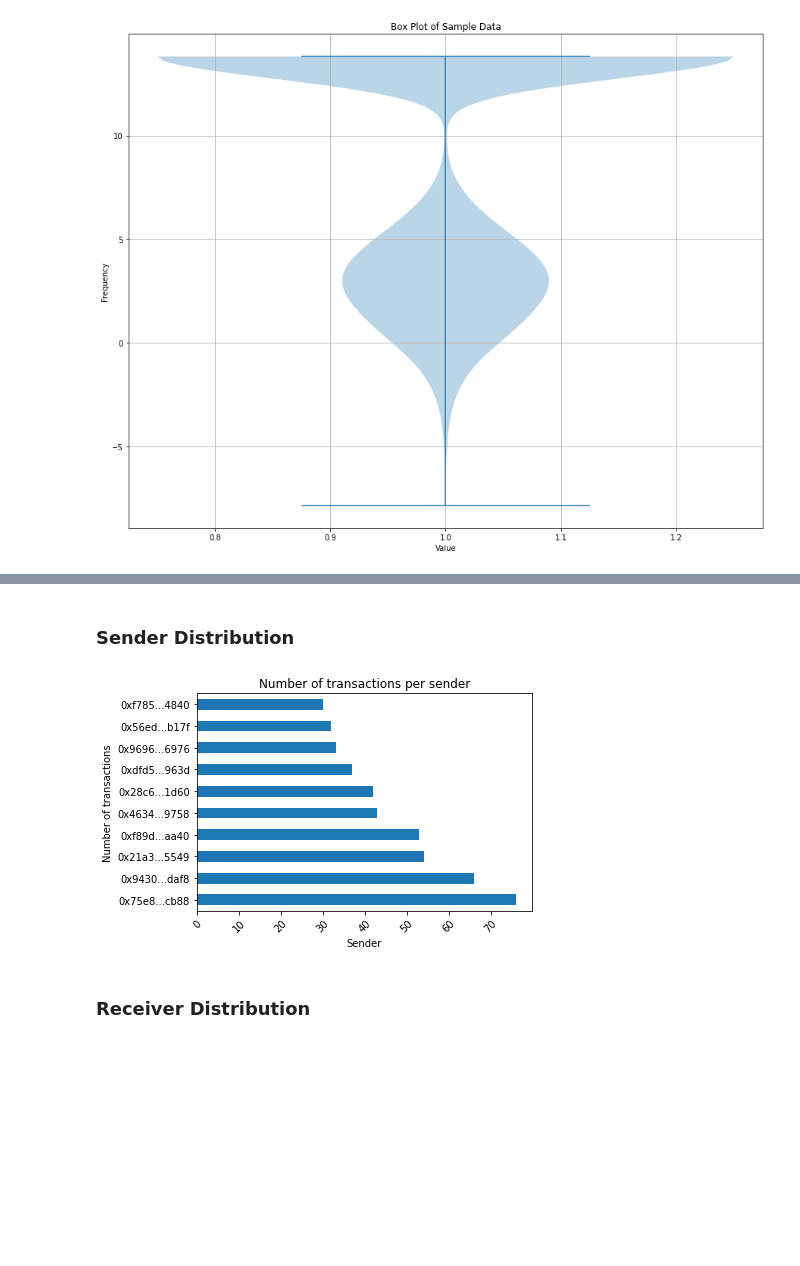
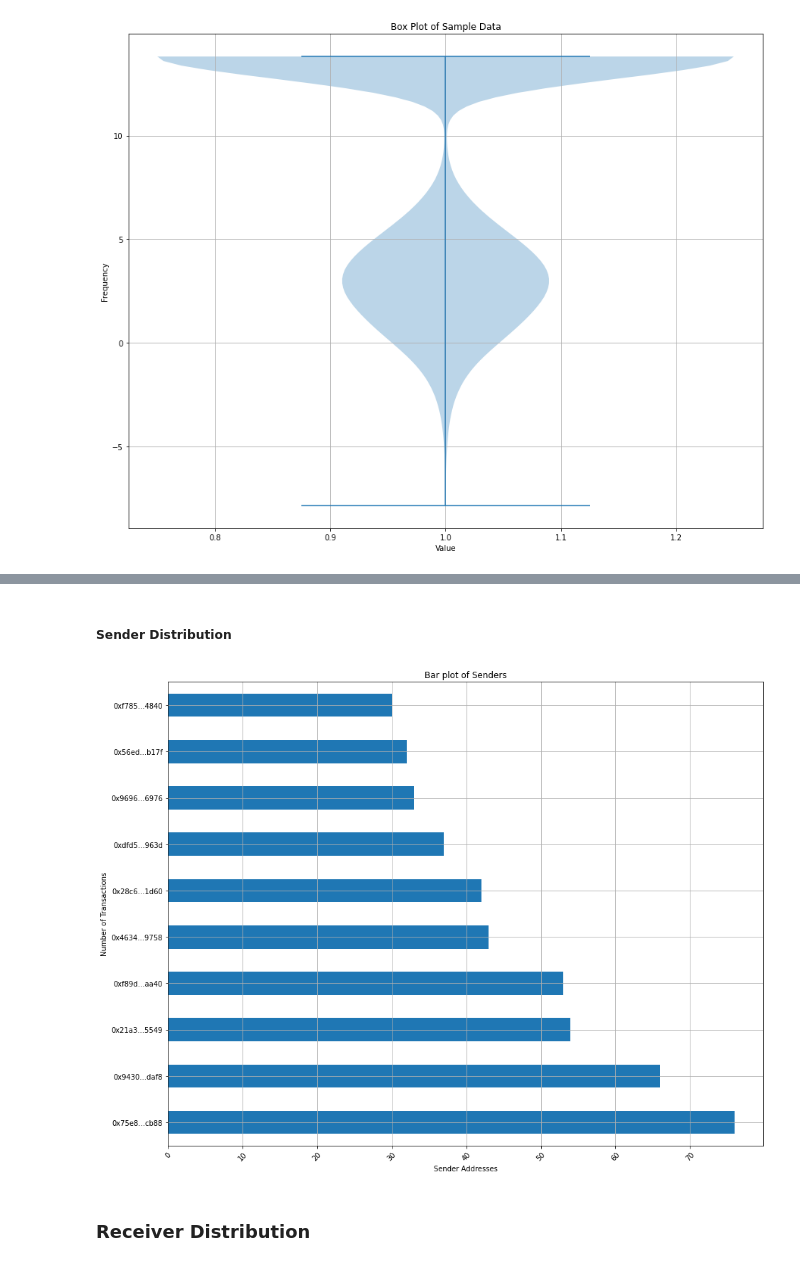
Before and after one commit to Hadi-loo/Introduction-to-Data-Science-Course, a Jupyter notebook: CA0. Web Scrapping/web scrapping.ipynb, the cells around one changed output, grey strips where cells are left out. Cells and saved outputs as stored; diff of their text form; code cells hidden in the pictures; blank space fills up the shorter version.

Commit message:
Add plots of remaining methods + Write Q2 & Q3 solutions

```diff
--- a/CA0. Web Scrapping/web scrapping.ipynb
+++ b/CA0. Web Scrapping/web scrapping.ipynb
@@ -478 +500,23 @@ plot_violinPlot(logged_txnVal)
+# %%
+def plot_barChart(target_column, column_name:str, xlabel:str, ylable:str, isHorizontal:bool):
+    # Set plot size
+    plt.figure(figsize=(15, 12))
+
+    # Make bar plot
+    if isHorizontal:
+        target_column.plot(kind='barh')
+    else:
+        target_column.plot(kind='bar')
+
+    # Add labels and title
+    plt.xlabel(f'{xlabel}')
+    plt.ylabel(f'{ylable}')
+    plt.title(f'Bar plot of {column_name}')
+
+    # Add grid lines
+    plt.grid(True)
+    plt.xticks(rotation=45)
+
+    # Show plot
+    plt.show()
 # %% [markdown]
@@ -508,18 +542,14 @@ plt.show()
 # %% [markdown]
-### Sender Distribution
+##### Sender Distribution
 # %%
 # show the number of transactions for every sender in a bar chart
 # only show the top 10 senders
 top_senders = dataframe['From'].value_counts().head(10)
 top_senders.index = top_senders.index.map(lambda x: x[:6] + '...' + x[-4:])
-top_senders.plot(kind='barh')
-plt.title('Number of transactions per sender')
-plt.xlabel('Sender')
-plt.ylabel('Number of transactions')
-plt.xticks(rotation=45)
-plt.show()
+
+plot_barChart(top_senders, "Senders", "Sender Addresses", "Number of Transactions", True)
 # %% [output]
-[figure, old version]
+[figure, new version]
 # %% [markdown]
 ### Receiver Distribution
 # %%
```
Also changed, not shown: parts of 17 cells of this notebook.
